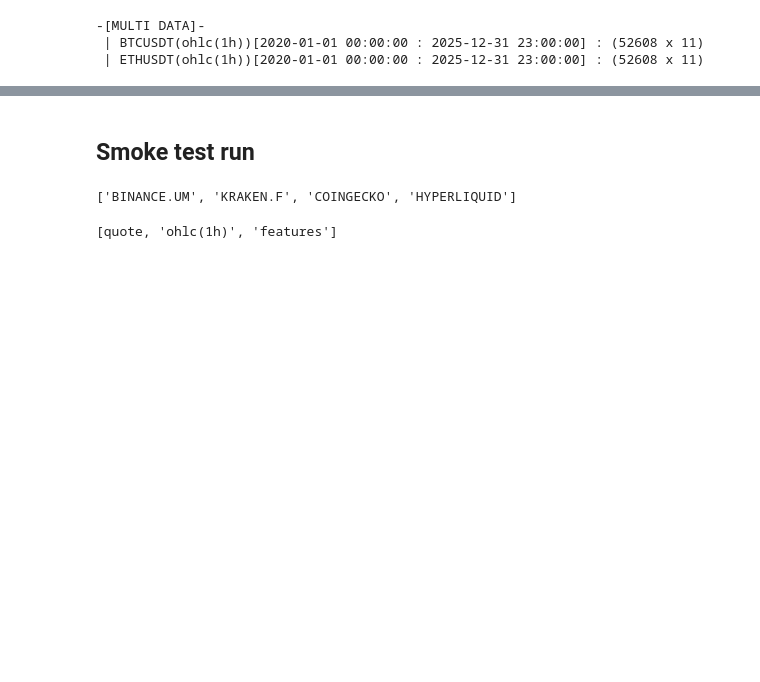
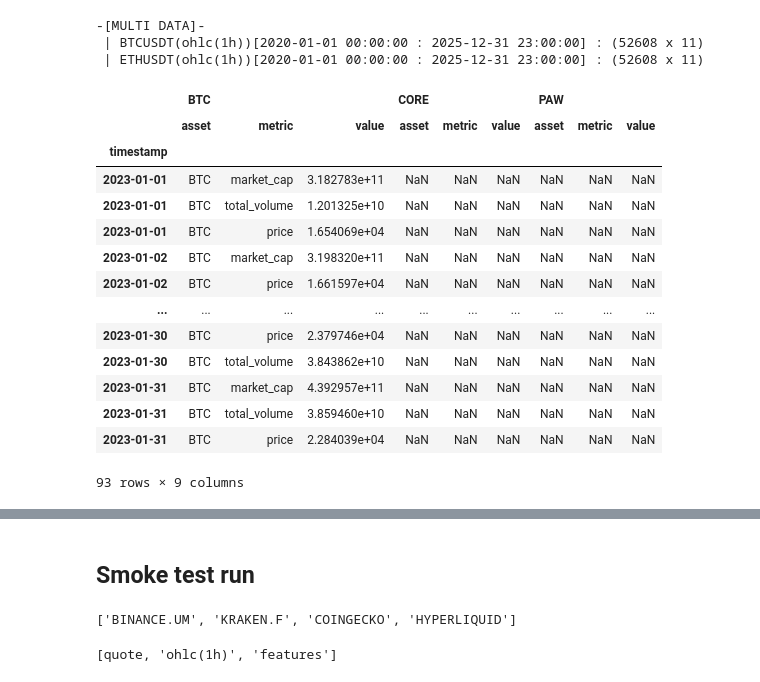
Before and after one commit to xLydianSoftware/Qubx, a Jupyter notebook: experiments/simulator/10.0 Simulator And Storage.ipynb, the cells around one changed output, grey strips where cells are left out. Drawn from its saved outputs; the diff is of its cells as text; code cells hidden in the pictures; blank space fills up the shorter version.

```diff
--- a/experiments/simulator/10.0 Simulator And Storage.ipynb
+++ b/experiments/simulator/10.0 Simulator And Storage.ipynb
@@ -191,3 +201,8 @@ cr.read(["BTCUSDT", "ETHUSDT"], "ohlc(1h)", "2020-01-01", "2026-01-01")
 -[MULTI DATA]-
  | BTCUSDT(ohlc(1h))[2020-01-01 00:00:00 : 2025-12-31 23:00:00] : (52608 x 11)
  | ETHUSDT(ohlc(1h))[2020-01-01 00:00:00 : 2025-12-31 23:00:00] : (52608 x 11)
+# %%
+stor = StorageRegistry.get("qdb::quantlab")
+cached = CachedStorage(stor, cache_factory=lambda: MemoryCache(), prefetch_period="2W")
+
+cr2 = cached.get_reader("COINGECKO", "FUNDAMENTAL")
@@ -193,0 +215,18 @@ cr.read(["BTCUSDT", "ETHUSDT"], "ohlc(1h)", "2020-01-01", "2026-01-01")
+# %%
+cr2.read(["BTC", "CORE", "PAW", ], "fundamental", "2023-01-01", "2023-02-01").to_pd()
+# %% [output]
+|  | BTC |  |  | CORE |  |  | PAW |  |  |
+|  | asset | metric | value | asset | metric | value | asset | metric | value |
+| timestamp |  |  |  |  |  |  |  |  |  |
+| 2023-01-01 | BTC | market_cap | 3.182783e+11 | NaN | NaN | NaN | NaN | NaN | NaN |
+| 2023-01-01 | BTC | total_volume | 1.201325e+10 | NaN | NaN | NaN | NaN | NaN | NaN |
+| 2023-01-01 | BTC | price | 1.654069e+04 | NaN | NaN | NaN | NaN | NaN | NaN |
+| 2023-01-02 | BTC | market_cap | 3.198320e+11 | NaN | NaN | NaN | NaN | NaN | NaN |
+| 2023-01-02 | BTC | price | 1.661597e+04 | NaN | NaN | NaN | NaN | NaN | NaN |
+| ... | ... | ... | ... | ... | ... | ... | ... | ... | ... |
+| 2023-01-30 | BTC | price | 2.379746e+04 | NaN | NaN | NaN | NaN | NaN | NaN |
+| 2023-01-30 | BTC | total_volume | 3.843862e+10 | NaN | NaN | NaN | NaN | NaN | NaN |
+| 2023-01-31 | BTC | market_cap | 4.392957e+11 | NaN | NaN | NaN | NaN | NaN | NaN |
+| 2023-01-31 | BTC | total_volume | 3.859460e+10 | NaN | NaN | NaN | NaN | NaN | NaN |
+| 2023-01-31 | BTC | price | 2.284039e+04 | NaN | NaN | NaN | NaN | NaN | NaN |
+93 rows × 9 columns
```
Also changed, not shown: parts of 10 cells of this notebook, 6 other files.
